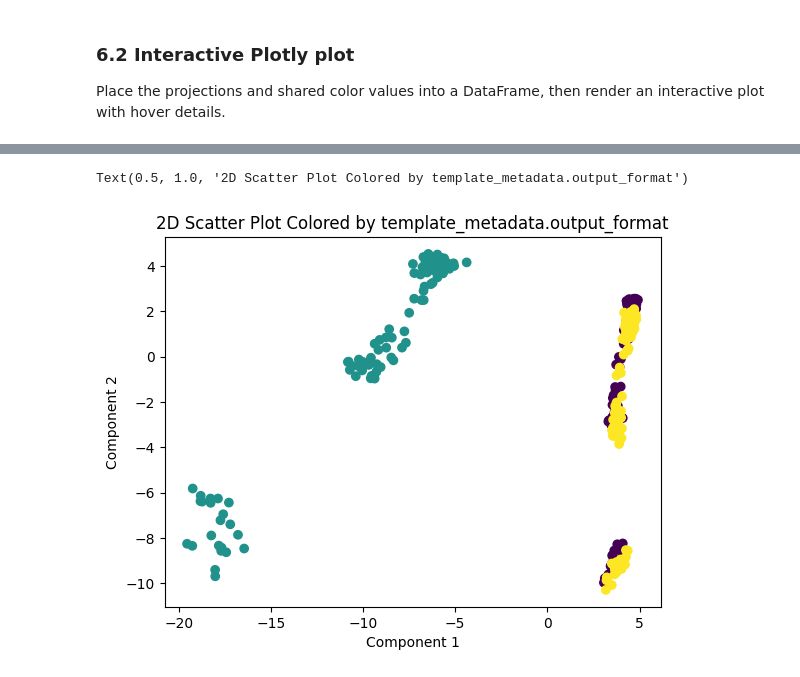
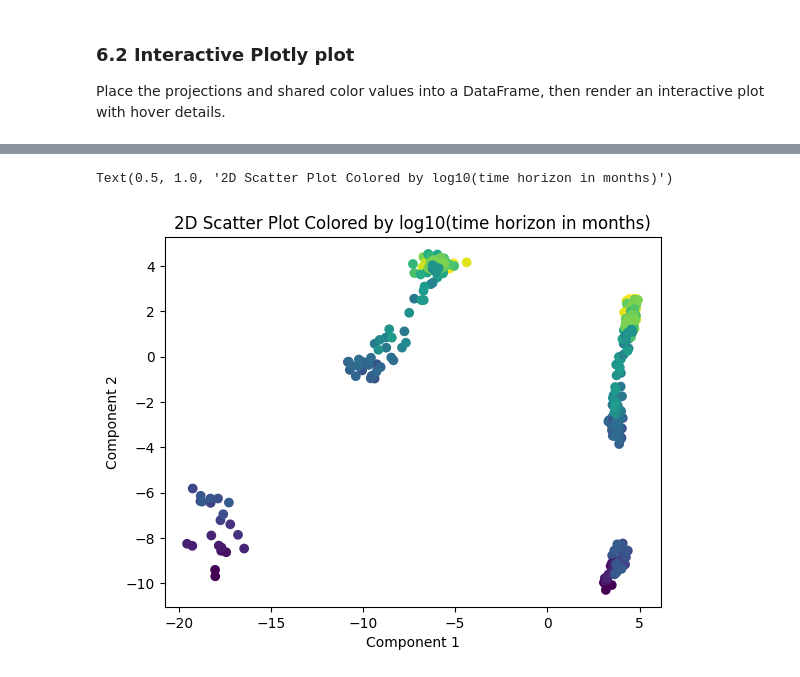
Before and after one commit to justinshenk/temporal-manifolds, a Jupyter notebook: notebooks/download_filtered_activations.ipynb, the cells around one changed output, grey strips where cells are left out. Drawn from its saved outputs; the diff is of its cells as text; code cells hidden in the pictures.

```diff
--- a/notebooks/download_filtered_activations.ipynb
+++ b/notebooks/download_filtered_activations.ipynb
@@ -65,7 +65,7 @@ TASK_METADATA_FILTERS: dict[str, object] | None = {
     "difficulty": "low",
     "domain": "communication",
 }
-SCATTER_COLOR_METADATA_PATH: str | tuple[str, ...] | None = "template_metadata.output_format"
+SCATTER_COLOR_METADATA_PATH: str | tuple[str, ...] | None = None
 COMPLETIONS_PATH = repo_root / "data" / "completions_256.jsonl"
 COMPLETIONS_GCS_BUCKET = "temporal-research-bucket"
 COMPLETIONS_GCS_PREFIX = "completions"
@@ -419,15 +419,15 @@ fig.show()
 # %%
 mapp = {
     "strategy_steps": 0,
     "summary_checklist": 1,
     "approach_actions": 2
 
 }
 
-plt.scatter(df_projs["PC1"], df_projs["PC2"], c = [mapp[x] for x in df_projs["color_value"].values], cmap="viridis")
+plt.scatter(df_projs["PC1"], df_projs["PC2"], c = df_projs["color_value"], cmap="viridis")
 plt.xlabel("Component 1")
 plt.ylabel("Component 2")
 plt.title(f"2D Scatter Plot Colored by {plot_color_label}")
 # %% [output]
-Text(0.5, 1.0, '2D Scatter Plot Colored by template_metadata.output_format')
+Text(0.5, 1.0, '2D Scatter Plot Colored by log10(time horizon in months)')
-[figure, old version]
+[figure, new version]
```
Also changed, not shown: parts of 2 cells of this notebook.
